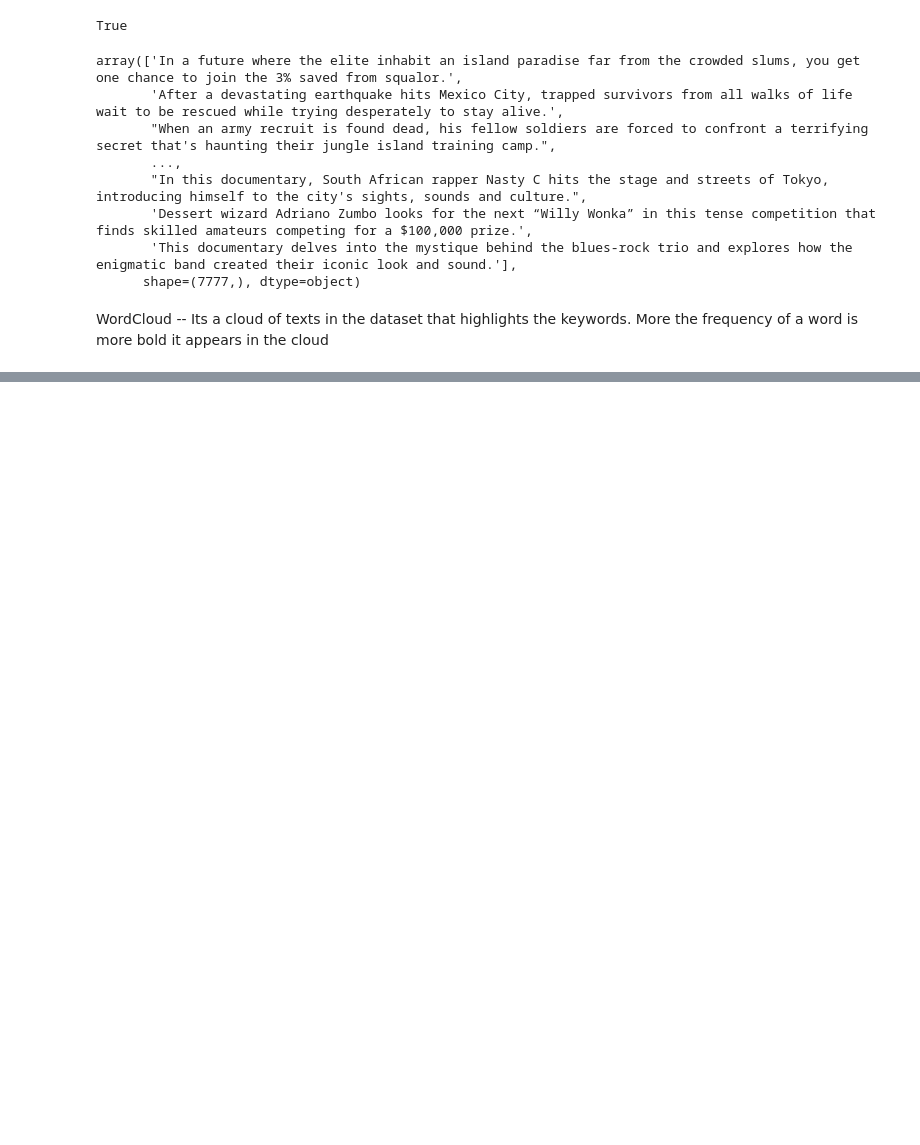
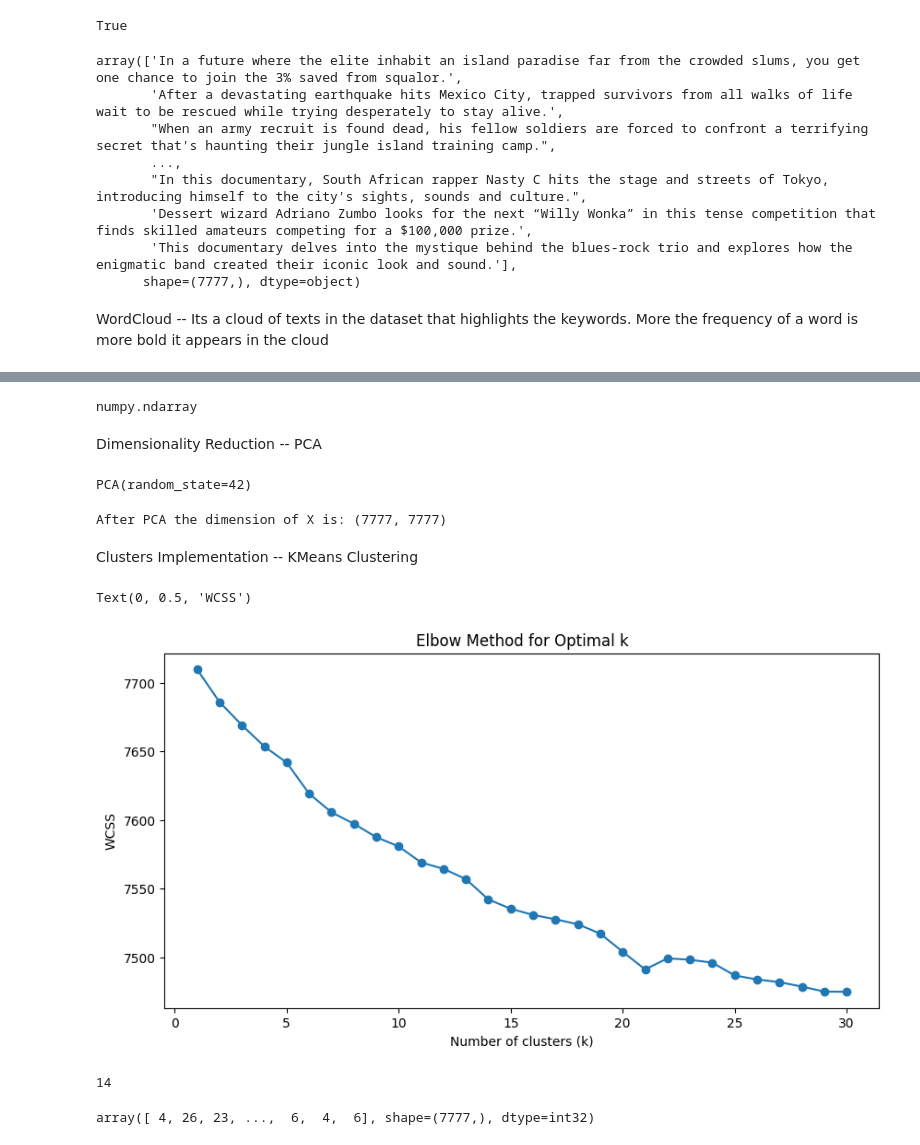
Before and after one commit to Ish-i-ka/Netflix-Show-Recommender, a Jupyter notebook: recommender.ipynb, the cells around one changed output, grey strips where cells are left out. Cells and saved outputs as stored; diff of their text form; code cells hidden in the pictures; blank space fills up the shorter version.

```diff
--- a/recommender.ipynb
+++ b/recommender.ipynb
@@ -516,0 +678,10 @@ plt.tight_layout(pad=0)
+# %%
+clustering_data = df['attributes']
+# %%
+from sklearn.feature_extraction.text import TfidfVectorizer
+
+def identify_tokenizer(text):
+    return text
+
+tfidf = TfidfVectorizer(tokenizer = identify_tokenizer, max_features = 20000,stop_words='english', lowercase=False)
+X = tfidf.fit_transform(clustering_data).toarray()
@@ -516,0 +692,48 @@ plt.tight_layout(pad=0)
+# %%
+type(X)
+# %% [output]
+numpy.ndarray
+# %% [markdown]
+Dimensionality Reduction -- PCA
+# %%
+from sklearn.decomposition import PCA
+pca = PCA(random_state=42)
+pca.fit(X)
+# %% [output]
+PCA(random_state=42)
+# %%
+x = pca.transform(X)
+print(f"After PCA the dimension of X is: {x.shape}")
+# %% [output]
+After PCA the dimension of X is: (7777, 7777)
+# %% [markdown]
+Clusters Implementation -- KMeans Clustering
+# %%
+from sklearn.cluster import KMeans
+
+wcss=[]     # Within-Cluster Sum of Squares
+for k in range(1,31):
+    kmeans = KMeans(n_clusters = k,init = 'k-means++',random_state=42)
+    kmeans.fit(x)
+    wcss.append(kmeans.inertia_)
+
+plt.figure(figsize=(10,5))
+plt.plot(range(1,31), wcss, marker='o')
+plt.title('Elbow Method for Optimal k')
+plt.xlabel('Number of clusters (k)')
+plt.ylabel('WCSS')
+# %% [output]
+Text(0, 0.5, 'WCSS')
+[figure, added]
+# %%
+#Validating the optimal k value with KneeLocator
+from kneed import KneeLocator
+
+kl = KneeLocator(range(1,31), wcss, curve='convex', direction='decreasing')
+print(kl.elbow)
+# %% [output]
+14
+# %%
+kmeans.labels_
+# %% [output]
+array([ 4, 26, 23, ...,  6,  4,  6], shape=(7777,), dtype=int32)
```
Also changed, not shown: parts of 31 cells of this notebook, 1 other file.
